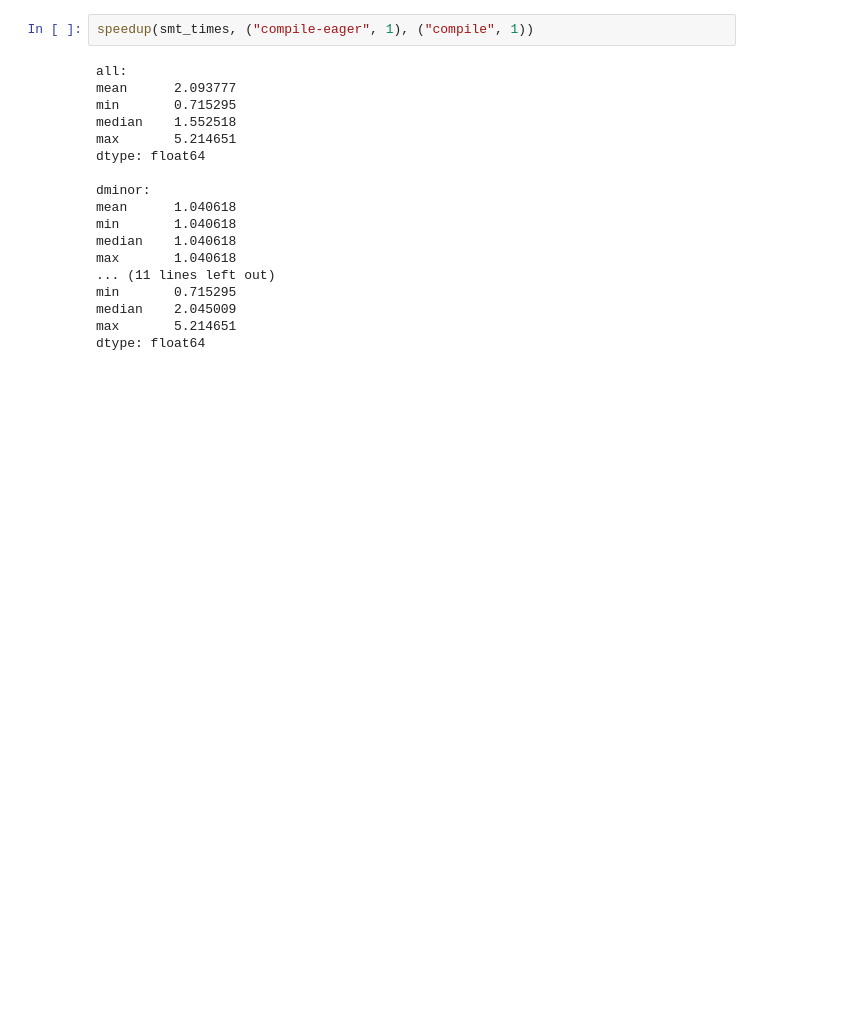
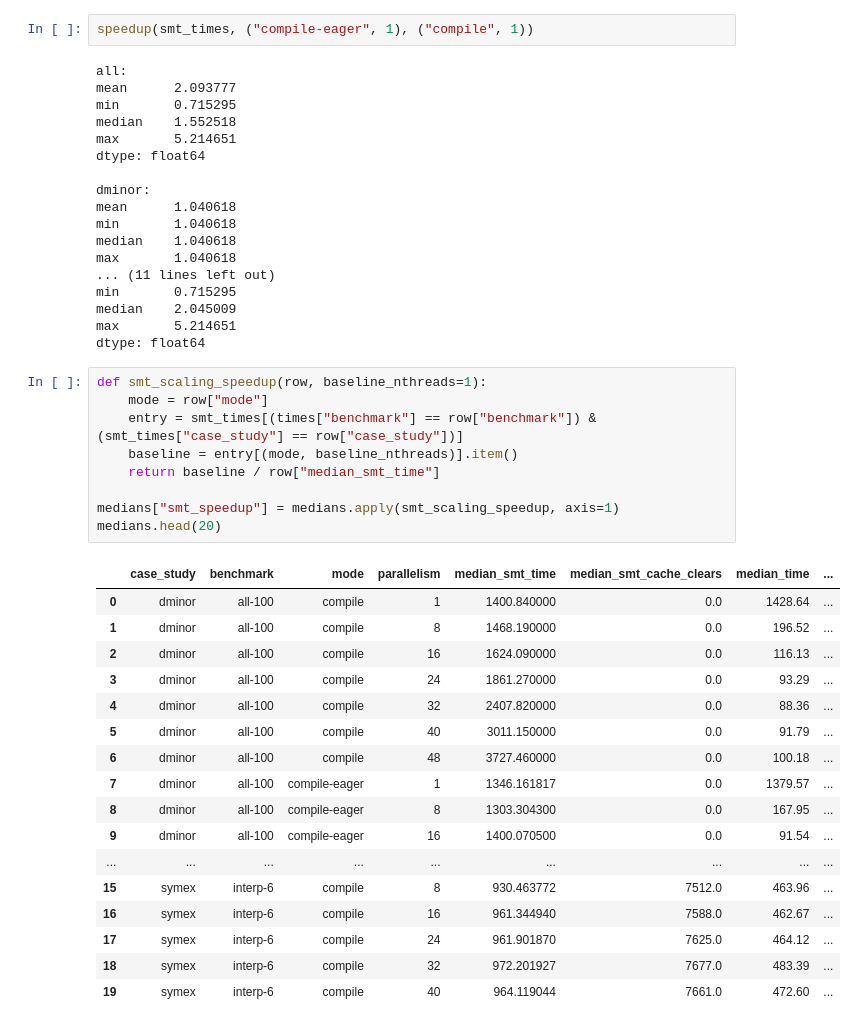
Before and after one commit to aaronbembenek/making-formulog-fast, a Jupyter notebook: paper-results/scaling/scaling_analysis.ipynb, the cells around one changed output. Cells and saved outputs as stored; diff of their text form; blank space fills up the shorter version.

```diff
--- a/paper-results/scaling/scaling_analysis.ipynb
+++ b/paper-results/scaling/scaling_analysis.ipynb
@@ -466,3 +436,30 @@ min       0.715295
 median    2.045009
 max       5.214651
 dtype: float64
+# %%
+def smt_scaling_speedup(row, baseline_nthreads=1):
+    mode = row["mode"]
+    entry = smt_times[(times["benchmark"] == row["benchmark"]) & (smt_times["case_study"] == row["case_study"])]
+    baseline = entry[(mode, baseline_nthreads)].item()
+    return baseline / row["median_smt_time"]
+
+medians["smt_speedup"] = medians.apply(smt_scaling_speedup, axis=1)
+medians.head(20)
+# %% [output]
+|  | case_study | benchmark | mode | parallelism | median_smt_time | median_smt_cache_clears | median_time | ... |
+| 0 | dminor | all-100 | compile | 1 | 1400.840000 | 0.0 | 1428.64 | ... |
+| 1 | dminor | all-100 | compile | 8 | 1468.190000 | 0.0 | 196.52 | ... |
+| 2 | dminor | all-100 | compile | 16 | 1624.090000 | 0.0 | 116.13 | ... |
+| 3 | dminor | all-100 | compile | 24 | 1861.270000 | 0.0 | 93.29 | ... |
+| 4 | dminor | all-100 | compile | 32 | 2407.820000 | 0.0 | 88.36 | ... |
+| 5 | dminor | all-100 | compile | 40 | 3011.150000 | 0.0 | 91.79 | ... |
+| 6 | dminor | all-100 | compile | 48 | 3727.460000 | 0.0 | 100.18 | ... |
+| 7 | dminor | all-100 | compile-eager | 1 | 1346.161817 | 0.0 | 1379.57 | ... |
+| 8 | dminor | all-100 | compile-eager | 8 | 1303.304300 | 0.0 | 167.95 | ... |
+| 9 | dminor | all-100 | compile-eager | 16 | 1400.070500 | 0.0 | 91.54 | ... |
+| ... | ... | ... | ... | ... | ... | ... | ... | ... |
+| 15 | symex | interp-6 | compile | 8 | 930.463772 | 7512.0 | 463.96 | ... |
+| 16 | symex | interp-6 | compile | 16 | 961.344940 | 7588.0 | 462.67 | ... |
+| 17 | symex | interp-6 | compile | 24 | 961.901870 | 7625.0 | 464.12 | ... |
+| 18 | symex | interp-6 | compile | 32 | 972.201927 | 7677.0 | 483.39 | ... |
+| 19 | symex | interp-6 | compile | 40 | 964.119044 | 7661.0 | 472.60 | ... |
```
Also changed, not shown: parts of 2 cells of this notebook.
